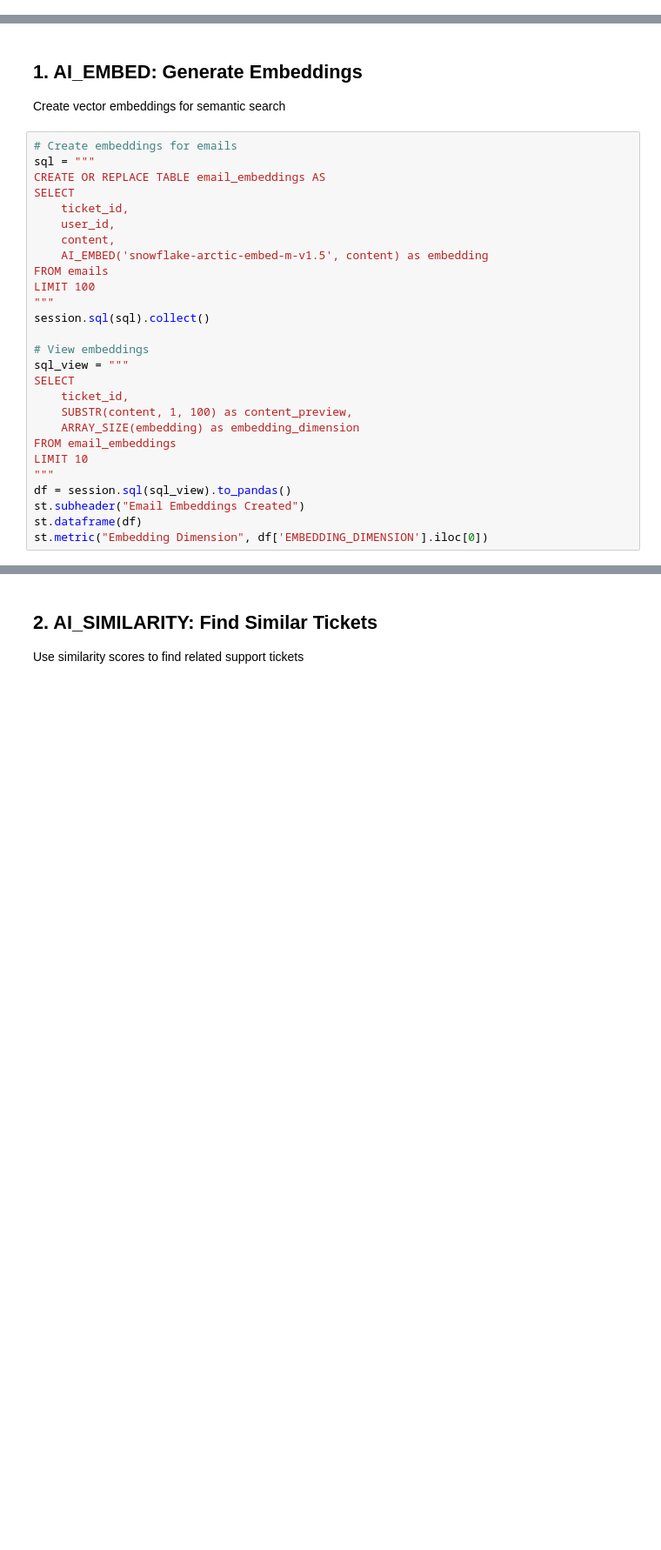
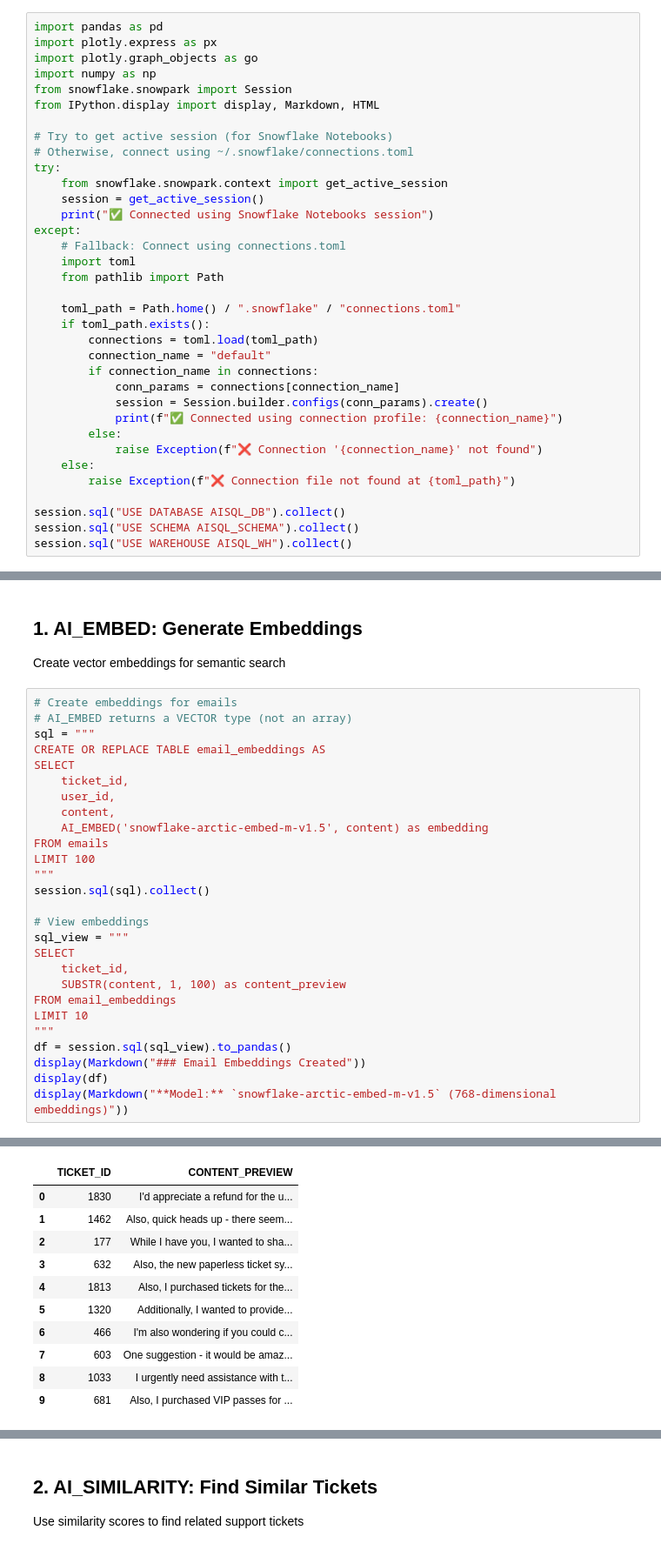
Before and after one commit to Snowflake-Labs/sfguide-getting-started-with-cortex-aisql, a Jupyter notebook: notebooks/02_embeddings_similarity.ipynb, the cells around one changed output, grey strips where cells are left out. Shown at 87% size. Cells and saved outputs as stored; diff of their text form; blank space fills up the shorter version.

Commit message:
Refactor setup and documentation for Cortex AISQL. Consolidated setup instructions into a single script, removed deprecated SQL files, and updated notebook examples for improved clarity and usability.

```diff
--- a/notebooks/02_embeddings_similarity.ipynb
+++ b/notebooks/02_embeddings_similarity.ipynb
@@ -18,0 +8,35 @@ session.sql("USE WAREHOUSE AISQL_WH").collect()
+# %%
+import pandas as pd
+import plotly.express as px
+import plotly.graph_objects as go
+import numpy as np
+from snowflake.snowpark import Session
+from IPython.display import display, Markdown, HTML
+
+# Try to get active session (for Snowflake Notebooks)
+# Otherwise, connect using ~/.snowflake/connections.toml
+try:
+    from snowflake.snowpark.context import get_active_session
+    session = get_active_session()
+    print("✅ Connected using Snowflake Notebooks session")
+except:
+    # Fallback: Connect using connections.toml
+    import toml
+    from pathlib import Path
+
+    toml_path = Path.home() / ".snowflake" / "connections.toml"
+    if toml_path.exists():
+        connections = toml.load(toml_path)
+        connection_name = "default"
+        if connection_name in connections:
+            conn_params = connections[connection_name]
+            session = Session.builder.configs(conn_params).create()
+            print(f"✅ Connected using connection profile: {connection_name}")
+        else:
+            raise Exception(f"❌ Connection '{connection_name}' not found")
+    else:
+        raise Exception(f"❌ Connection file not found at {toml_path}")
+
+session.sql("USE DATABASE AISQL_DB").collect()
+session.sql("USE SCHEMA AISQL_SCHEMA").collect()
+session.sql("USE WAREHOUSE AISQL_WH").collect()
@@ -22,6 +49,7 @@ session.sql("USE WAREHOUSE AISQL_WH").collect()
 Create vector embeddings for semantic search
 # %%
 # Create embeddings for emails
+# AI_EMBED returns a VECTOR type (not an array)
 sql = """
 CREATE OR REPLACE TABLE email_embeddings AS
 SELECT
@@ -38,12 +66,12 @@ session.sql(sql).collect()
 sql_view = """
 SELECT
     ticket_id,
-    SUBSTR(content, 1, 100) as content_preview,
-    ARRAY_SIZE(embedding) as embedding_dimension
+    SUBSTR(content, 1, 100) as content_preview
 FROM email_embeddings
 LIMIT 10
 """
 df = session.sql(sql_view).to_pandas()
-st.subheader("Email Embeddings Created")
-st.dataframe(df)
-st.metric("Embedding Dimension", df['EMBEDDING_DIMENSION'].iloc[0])
+display(Markdown("### Email Embeddings Created"))
+display(df)
+display(Markdown("**Model:** `snowflake-arctic-embed-m-v1.5` (768-dimensional embeddings)"))
+# %% [output]
@@ -49,0 +79,11 @@ st.metric("Embedding Dimension", df['EMBEDDING_DIMENSION'].iloc[0])
+|  | TICKET_ID | CONTENT_PREVIEW |
+| 0 | 1830 | I'd appreciate a refund for the u... |
+| 1 | 1462 | Also, quick heads up - there seem... |
+| 2 | 177 | While I have you, I wanted to sha... |
+| 3 | 632 | Also, the new paperless ticket sy... |
+| 4 | 1813 | Also, I purchased tickets for the... |
+| 5 | 1320 | Additionally, I wanted to provide... |
+| 6 | 466 | I'm also wondering if you could c... |
+| 7 | 603 | One suggestion - it would be amaz... |
+| 8 | 1033 | I urgently need assistance with t... |
+| 9 | 681 | Also, I purchased VIP passes for ... |
```
Also changed, not shown: parts of 5 cells of this notebook, 41 other files.
